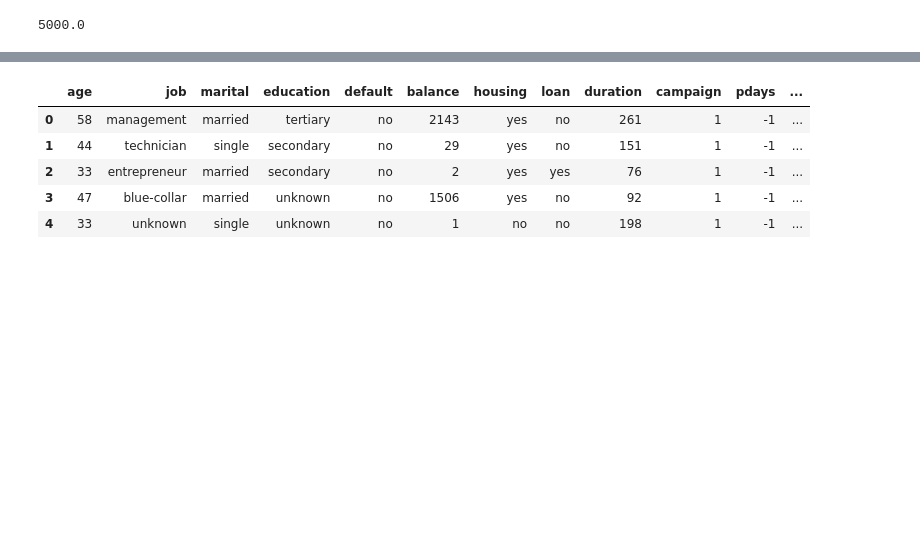
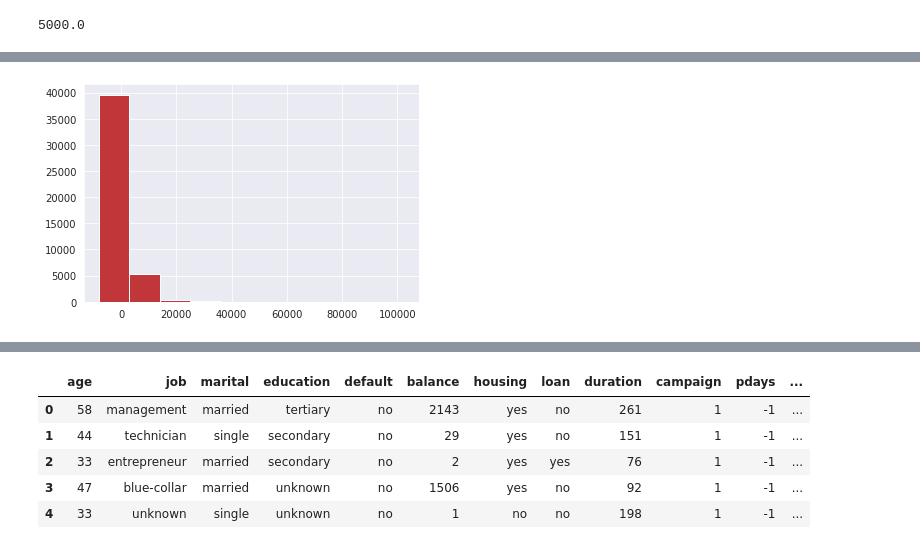
Before and after one commit to G0rav/Machine_Learning_Projects_for_learning, a Jupyter notebook: Bank_marketing_.ipynb, the cells around one changed output, grey strips where cells are left out. Saved outputs shown, nothing was run; the diff lists cells and outputs as text; code cells hidden in the pictures; blank space fills up the shorter version.

```diff
--- a/Bank_marketing_.ipynb
+++ b/Bank_marketing_.ipynb
@@ -249,0 +270,5 @@ df.drop( df[df.previous>100].index, inplace=True)
+# %%
+plt.hist(df.balance)
+plt.show()
+# %% [output]
+[figure, added]
```
Also changed, not shown: parts of 36 cells of this notebook.
